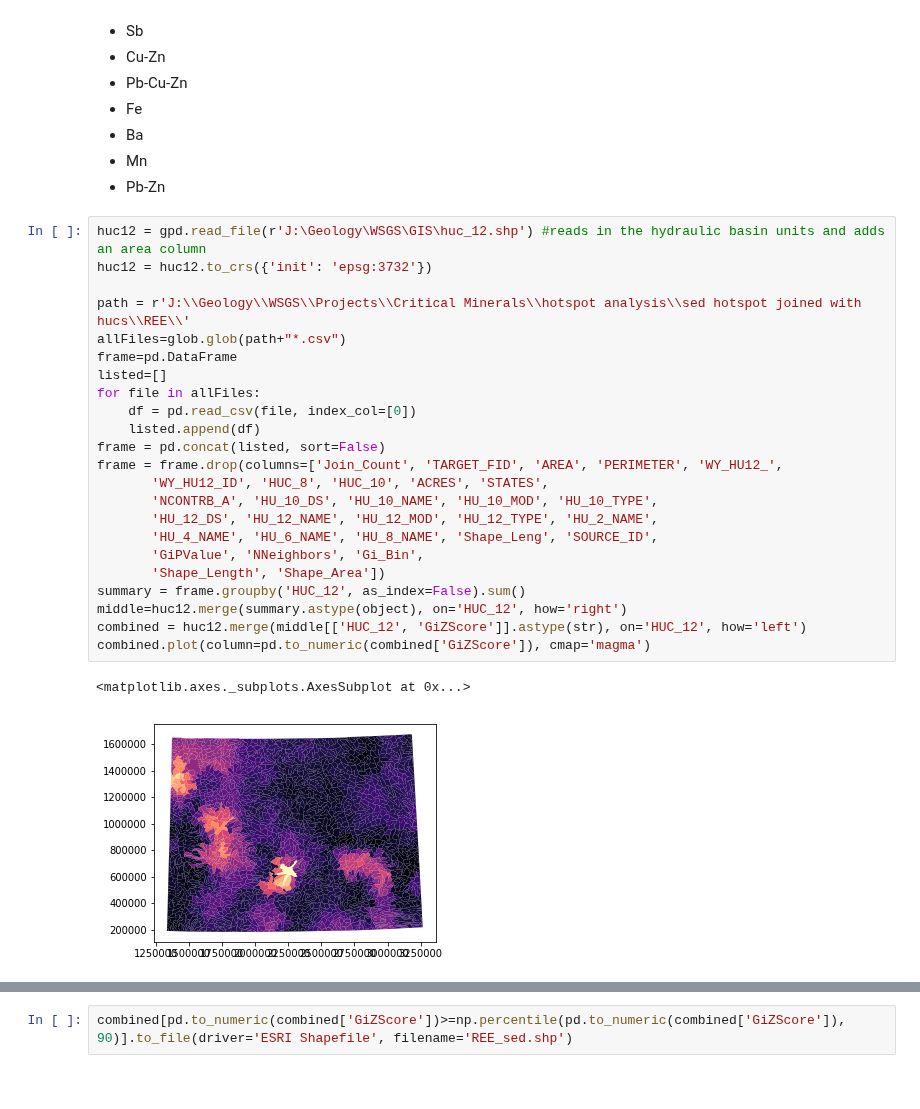
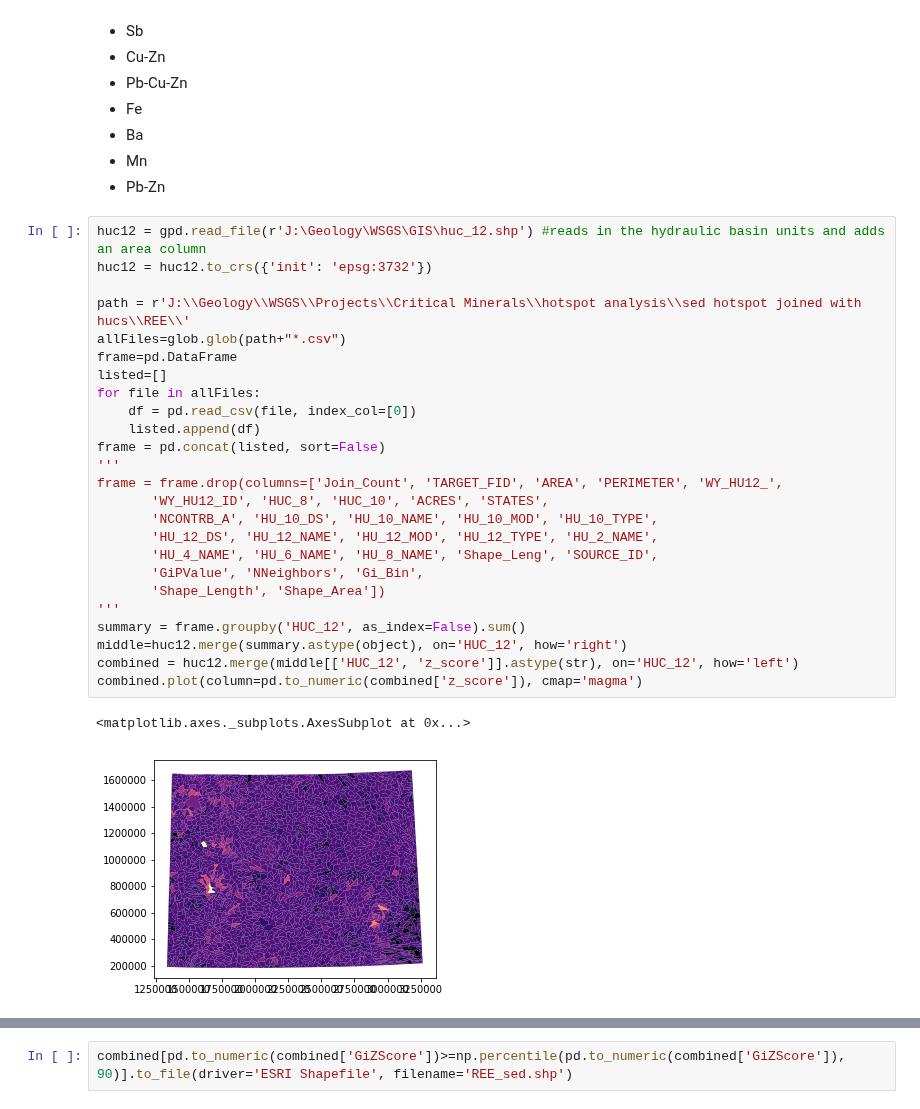
Before and after one commit to jessepisel/criticalandstrategic, a Jupyter notebook: hotspots.ipynb, the cells around one changed output, grey strips where cells are left out. Saved outputs shown, nothing was run; the diff lists cells and outputs as text.

```diff
--- a/hotspots.ipynb
+++ b/hotspots.ipynb
@@ -130,29 +130,31 @@ combined[pd.to_numeric(combined['GiZScore'])>=np.percentile(pd.to_numeric(combin
 # %%
 huc12 = gpd.read_file(r'J:\Geology\WSGS\GIS\huc_12.shp') #reads in the hydraulic basin units and adds an area column
 huc12 = huc12.to_crs({'init': 'epsg:3732'})
 
 path = r'J:\\Geology\\WSGS\\Projects\\Critical Minerals\\hotspot analysis\\sed hotspot joined with hucs\\REE\\'
 allFiles=glob.glob(path+"*.csv")
 frame=pd.DataFrame
 listed=[]
 for file in allFiles:
     df = pd.read_csv(file, index_col=[0])
     listed.append(df)
 frame = pd.concat(listed, sort=False)
+'''
 frame = frame.drop(columns=['Join_Count', 'TARGET_FID', 'AREA', 'PERIMETER', 'WY_HU12_',
        'WY_HU12_ID', 'HUC_8', 'HUC_10', 'ACRES', 'STATES',
        'NCONTRB_A', 'HU_10_DS', 'HU_10_NAME', 'HU_10_MOD', 'HU_10_TYPE',
        'HU_12_DS', 'HU_12_NAME', 'HU_12_MOD', 'HU_12_TYPE', 'HU_2_NAME',
        'HU_4_NAME', 'HU_6_NAME', 'HU_8_NAME', 'Shape_Leng', 'SOURCE_ID',
        'GiPValue', 'NNeighbors', 'Gi_Bin',
        'Shape_Length', 'Shape_Area'])
+'''
 summary = frame.groupby('HUC_12', as_index=False).sum()
 middle=huc12.merge(summary.astype(object), on='HUC_12', how='right')
-combined = huc12.merge(middle[['HUC_12', 'GiZScore']].astype(str), on='HUC_12', how='left')
-combined.plot(column=pd.to_numeric(combined['GiZScore']), cmap='magma')
+combined = huc12.merge(middle[['HUC_12', 'z_score']].astype(str), on='HUC_12', how='left')
+combined.plot(column=pd.to_numeric(combined['z_score']), cmap='magma')
 # %% [output]
 <matplotlib.axes._subplots.AxesSubplot at 0x...>
-[figure, old version]
+[figure, new version]
 # %%
 fig, ax = plt.subplots()
 combined.plot( color='gray', ax=ax)
```
Also changed, not shown: parts of 3 cells of this notebook, 2 other files.
